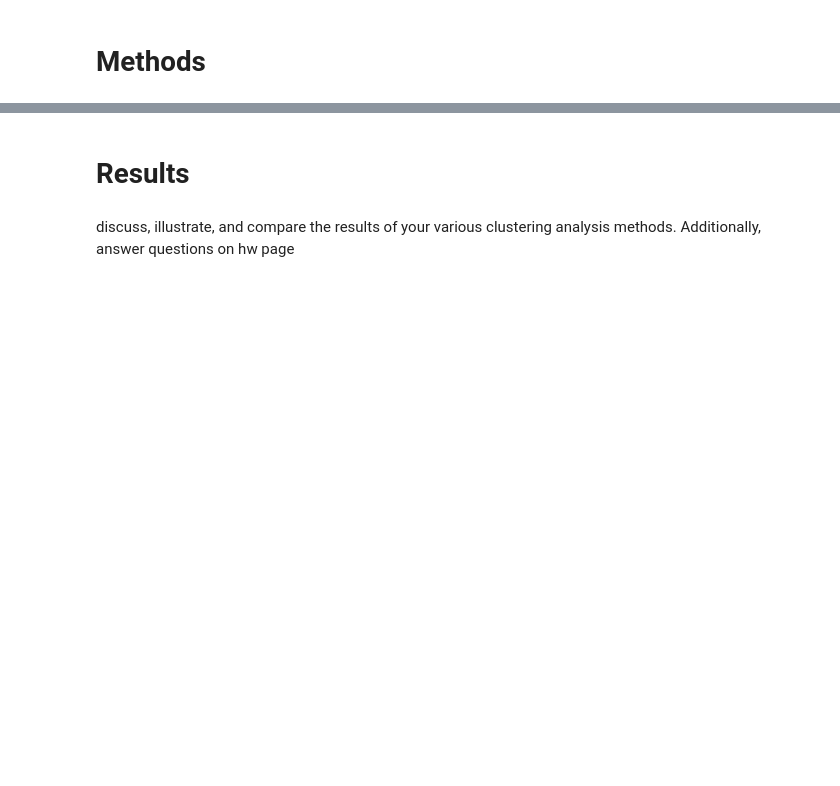
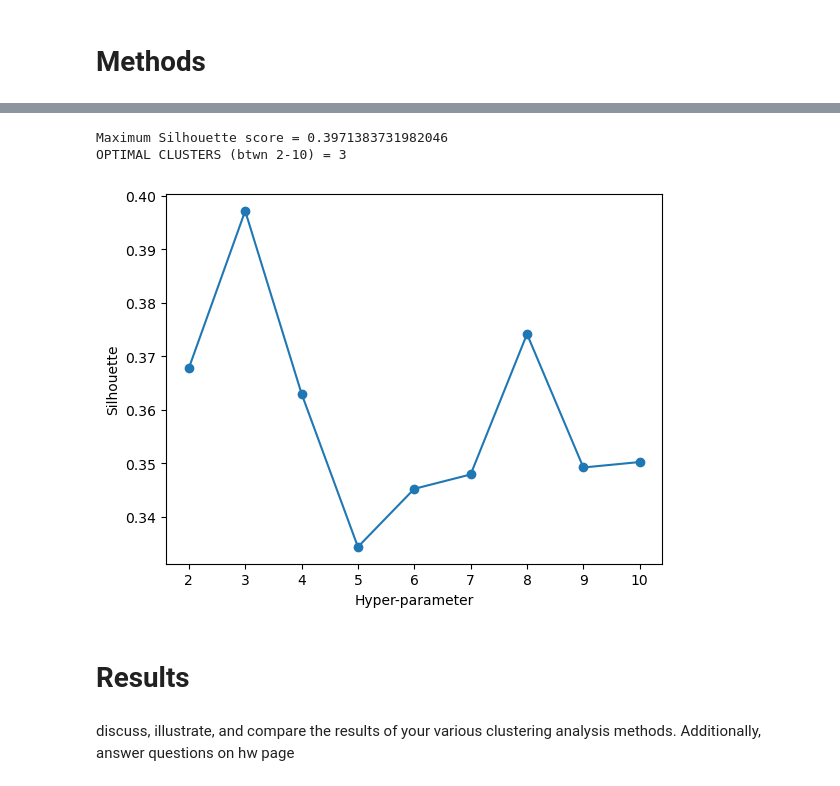
Before and after one commit to anly501/dsan-5000-project-wmcgloin, a Jupyter notebook: website/clustering.ipynb, the cells around one changed output, grey strips where cells are left out. Drawn from its saved outputs; the diff is of its cells as text; code cells hidden in the pictures; blank space fills up the shorter version.

```diff
--- a/website/clustering.ipynb
+++ b/website/clustering.ipynb
@@ -27,3 +216,58 @@ describe your coding workflow
+# %%
+from sklearn.cluster import AgglomerativeClustering
+from sklearn.metrics import silhouette_score
+import matplotlib.pyplot as plt
+import numpy as np
+import sklearn.cluster
+
+def maximize_silhouette(X, algo="ag", nmax=None, i_plot=False):
+    # PARAM
+    i_print = False
+
+    # FORCE CONTIGUOUS
+    X = np.ascontiguousarray(X)
+
+    # LOOP OVER HYPER-PARAM
+    params = []
+    sil_scores = []
+    sil_max = -10
+
+    for param in range(2, nmax + 1):
+        if algo == "ag":
+            model = AgglomerativeClustering(n_clusters=param).fit(X)
+            labels = model.labels_
+
+            try:
+                sil_scores.append(silhouette_score(X, labels))
+                params.append(param)
+            except ValueError:
+                continue
+
+            if i_print:
+                print(param, sil_scores[-1])
+
+            if sil_scores[-1] > sil_max:
+                opt_param = param
+                sil_max = sil_scores[-1]
+                opt_labels = labels
+
+    print("Maximum Silhouette score =", sil_max)
+    print("OPTIMAL CLUSTERS (btwn 2-10) =", opt_param)
+
+    if i_plot:
+        fig, ax = plt.subplots()
+        ax.plot(params, sil_scores, "-o")
+        ax.set(xlabel='Hyper-parameter', ylabel='Silhouette')
+        plt.show()
+
+    return opt_labels
+
+# Example usage:
+opt_labels = maximize_silhouette(df, algo="ag", nmax=10, i_plot=True)
+# %% [output]
+Maximum Silhouette score = 0.3971383731982046
+OPTIMAL CLUSTERS (btwn 2-10) = 3
+[figure, added]
 # %% [markdown]
 # Results
 # %% [markdown]
```
Also changed, not shown: parts of 19 cells of this notebook, 20 other files.
